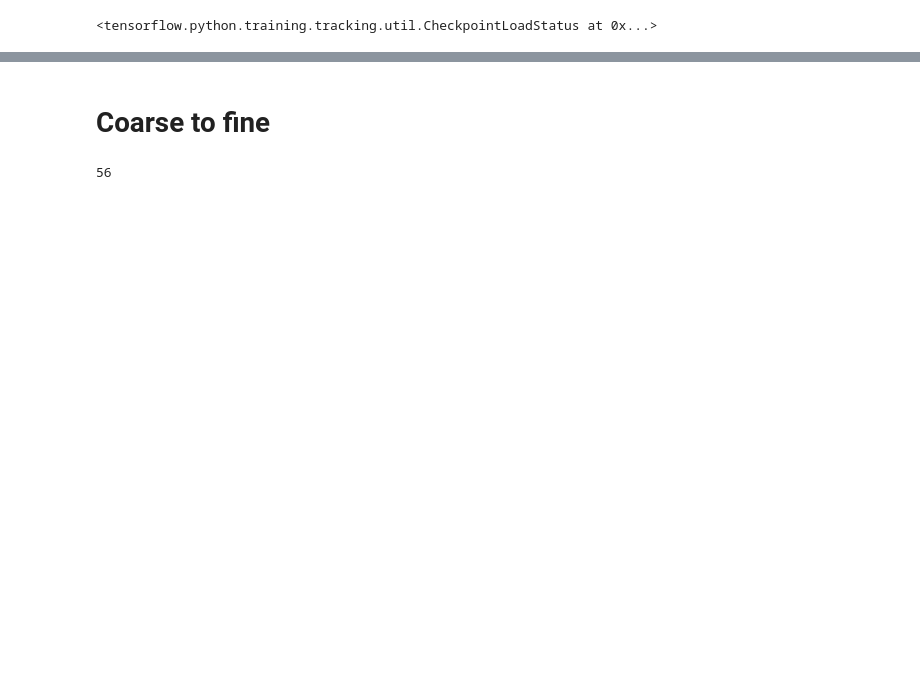
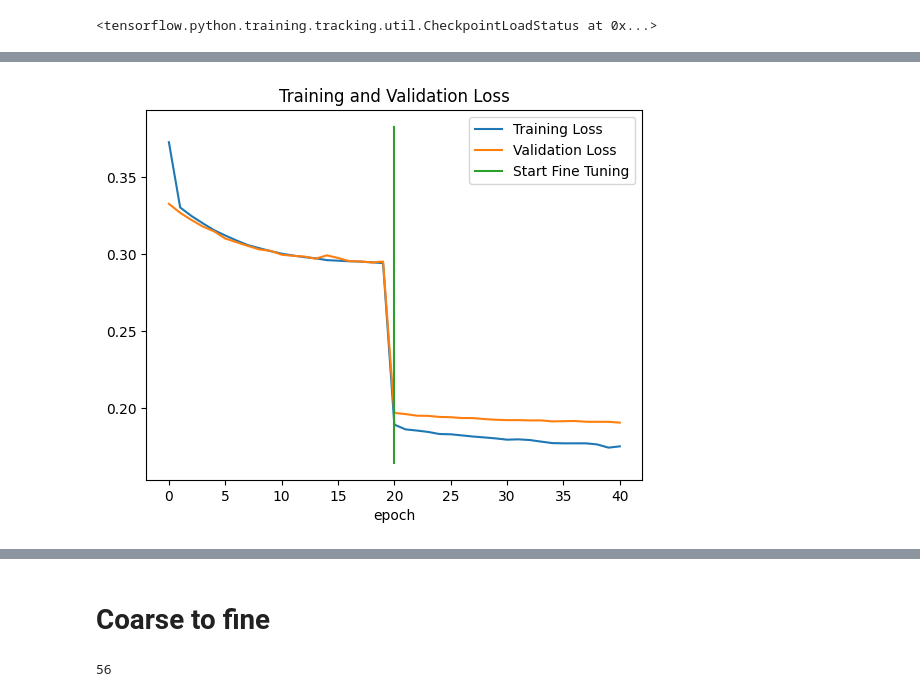
Before and after one commit to melihkacaman/SimilarProducts, a Jupyter notebook: notebooks/11 Fine Grained Attributes Detection on High Resolution.ipynb, the cells around one changed output, grey strips where cells are left out. Drawn from its saved outputs; the diff is of its cells as text; code cells hidden in the pictures; blank space fills up the shorter version.

Commit message:
high res all data models

```diff
--- a/notebooks/11 Fine Grained Attributes Detection on High Resolution.ipynb
+++ b/notebooks/11 Fine Grained Attributes Detection on High Resolution.ipynb
@@ -455,5 +453,5 @@ pd.DataFrame(history_model_1_fine.history)[["loss", "val_loss"]].plot()
 # %%
-model_1.load_weights("./checkpoints/high_res_true_fine_grained/checkpoint-21.ckpt")
+model_1.load_weights("checkpoints/high_res_true_fine_grained_reg/checkpoint-21.ckpt")
 # %% [output]
 <tensorflow.python.training.tracking.util.CheckpointLoadStatus at 0x...>
 # %%
@@ -460,0 +461,15 @@ model_1.save("../trained_models/efnet_high_res_based12.h5")
+# %%
+efficient_net.trainable = True
+
+for layer in efficient_net.layers[:-5]:
+    layer.trainable = False
+
+model_1.compile(optimizer=keras.optimizers.Adam(learning_rate=0.0001),
+              loss=keras.losses.BinaryCrossentropy(),
+              metrics=METRICS)
+# %%
+history_model_1_fine_reg = model_1.fit(train,
+        validation_data =test,
+        epochs=60,
+        initial_epoch=history_model_1_fine.epoch[-1], # start from previous last epoch
+        callbacks=[checkpoint_callback])
@@ -460,0 +494,4 @@ model_1.save("../trained_models/efnet_high_res_based12.h5")
+# %%
+compare_historys(history_model_1, history_model_1_fine_reg, 20)
+# %% [output]
+[figure, added]
```
Also changed, not shown: parts of 11 cells of this notebook, 2 other files.
